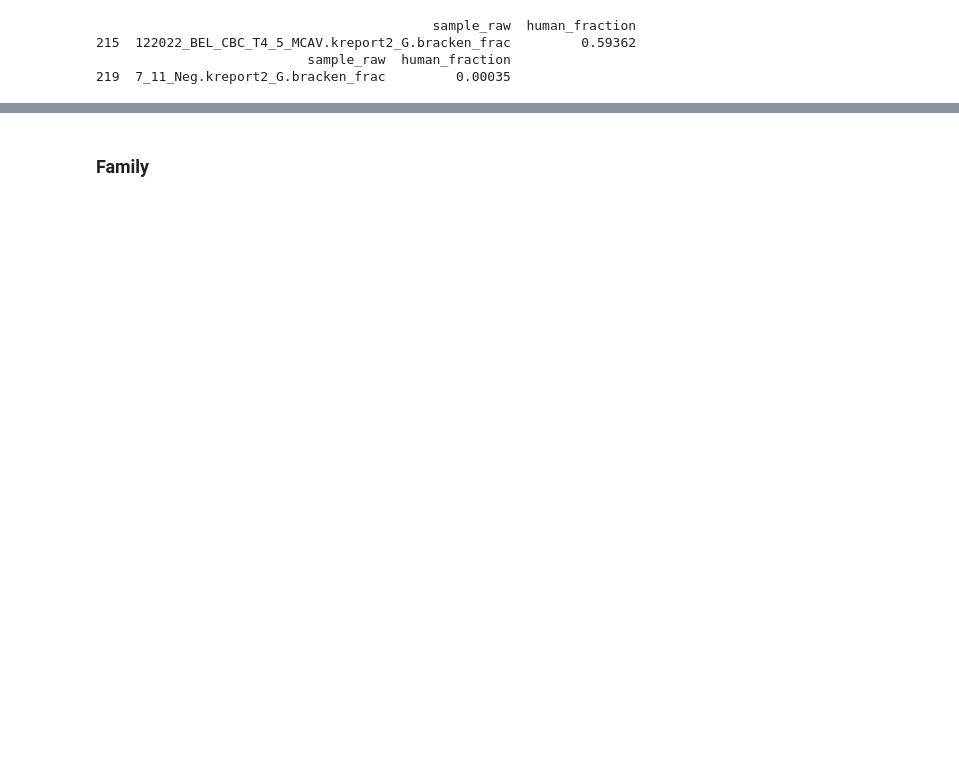
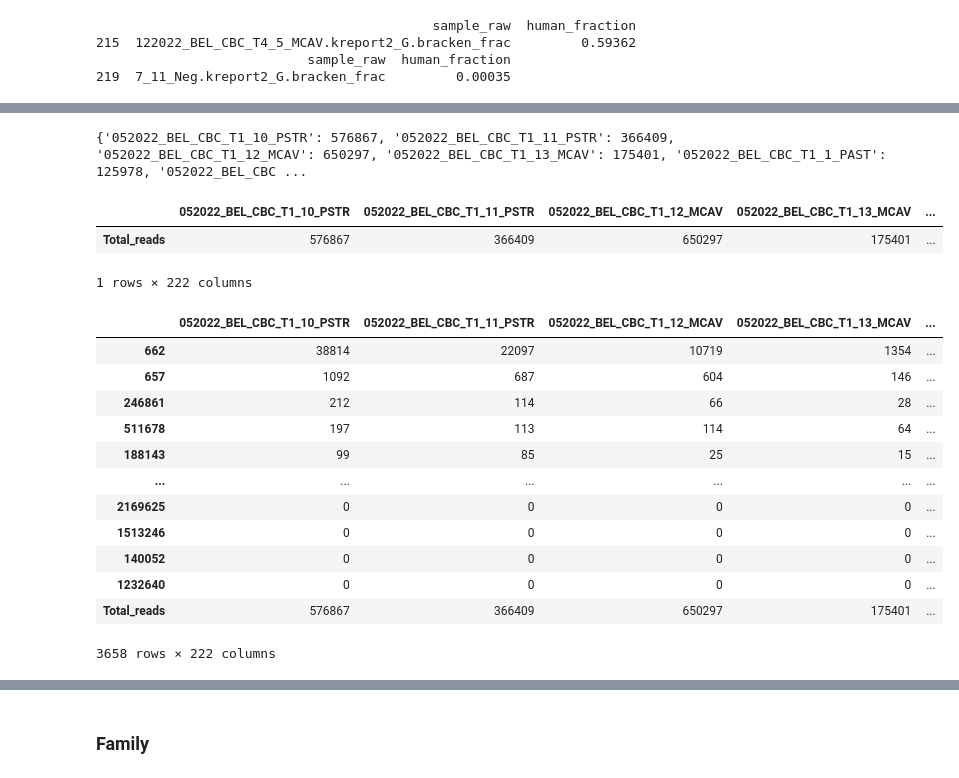
Before and after one commit to brookewicz/CBC_metagenomics, a Jupyter notebook: all_sctld/2.1OTUtable.ipynb, the cells around one changed output, grey strips where cells are left out. Cells and saved outputs as stored; diff of their text form; code cells hidden in the pictures; blank space fills up the shorter version.

```diff
--- a/all_sctld/2.1OTUtable.ipynb
+++ b/all_sctld/2.1OTUtable.ipynb
@@ -414,0 +419,7 @@ otu_table_species.to_csv(f"otu_table_{LEVEL}.csv")
+# %%
+# rename columns to sampleids
+otu_table_genus.columns =otu_table_genus.columns.str.split(".", n=1).str[0]
+# %%
+# add sum for each column (total reads per sample)
+sample_totals=otu_table_genus.sum()
+sample_totals
@@ -414,0 +439,34 @@ otu_table_species.to_csv(f"otu_table_{LEVEL}.csv")
+# %%
+# Create a dictionary to map sample ID to total reads
+total_reads_dict = {samplelist[i]: int(sample_totals[i]) for i in range(len(samplelist))}
+
+# Display the updated DataFrame
+print(total_reads_dict)
+# %% [output]
+{'052022_BEL_CBC_T1_10_PSTR': 576867, '052022_BEL_CBC_T1_11_PSTR': 366409, '052022_BEL_CBC_T1_12_MCAV': 650297, '052022_BEL_CBC_T1_13_MCAV': 175401, '052022_BEL_CBC_T1_1_PAST': 125978, '052022_BEL_CBC ...
+# %%
+# Convert the dictionary to a DataFrame and transpose it
+sample_counts_df = pd.DataFrame(total_reads_dict, index=['Total_reads'])
+sample_counts_df
+# %% [output]
+|  | 052022_BEL_CBC_T1_10_PSTR | 052022_BEL_CBC_T1_11_PSTR | 052022_BEL_CBC_T1_12_MCAV | 052022_BEL_CBC_T1_13_MCAV | ... |
+| Total_reads | 576867 | 366409 | 650297 | 175401 | ... |
+1 rows × 222 columns
+# %%
+# Concatenate the original DataFrame and the new DataFrame with the total reads row
+normalized_otus = pd.concat([otu_table_genus, sample_counts_df],axis=0)
+normalized_otus
+# %% [output]
+|  | 052022_BEL_CBC_T1_10_PSTR | 052022_BEL_CBC_T1_11_PSTR | 052022_BEL_CBC_T1_12_MCAV | 052022_BEL_CBC_T1_13_MCAV | ... |
+| 662 | 38814 | 22097 | 10719 | 1354 | ... |
+| 657 | 1092 | 687 | 604 | 146 | ... |
+| 246861 | 212 | 114 | 66 | 28 | ... |
+| 511678 | 197 | 113 | 114 | 64 | ... |
+| 188143 | 99 | 85 | 25 | 15 | ... |
+| ... | ... | ... | ... | ... | ... |
+| 2169625 | 0 | 0 | 0 | 0 | ... |
+| 1513246 | 0 | 0 | 0 | 0 | ... |
+| 140052 | 0 | 0 | 0 | 0 | ... |
+| 1232640 | 0 | 0 | 0 | 0 | ... |
+| Total_reads | 576867 | 366409 | 650297 | 175401 | ... |
+3658 rows × 222 columns
```
Also changed, not shown: parts of 14 cells of this notebook, 1 other file.
